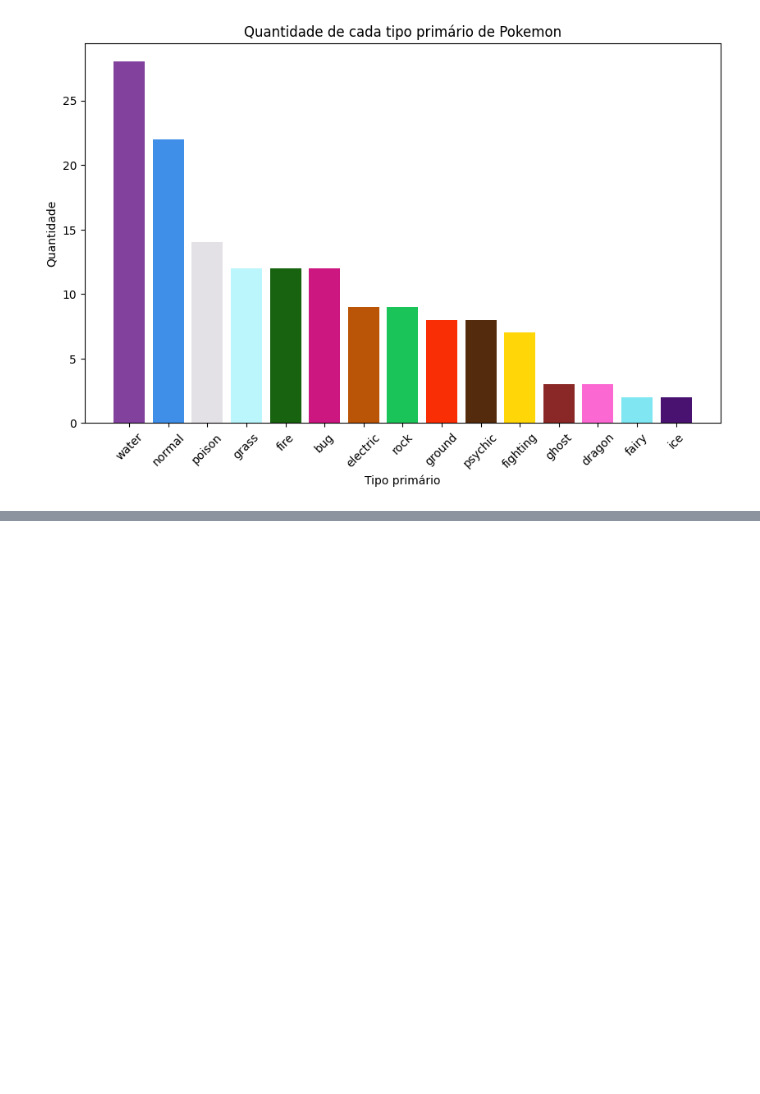
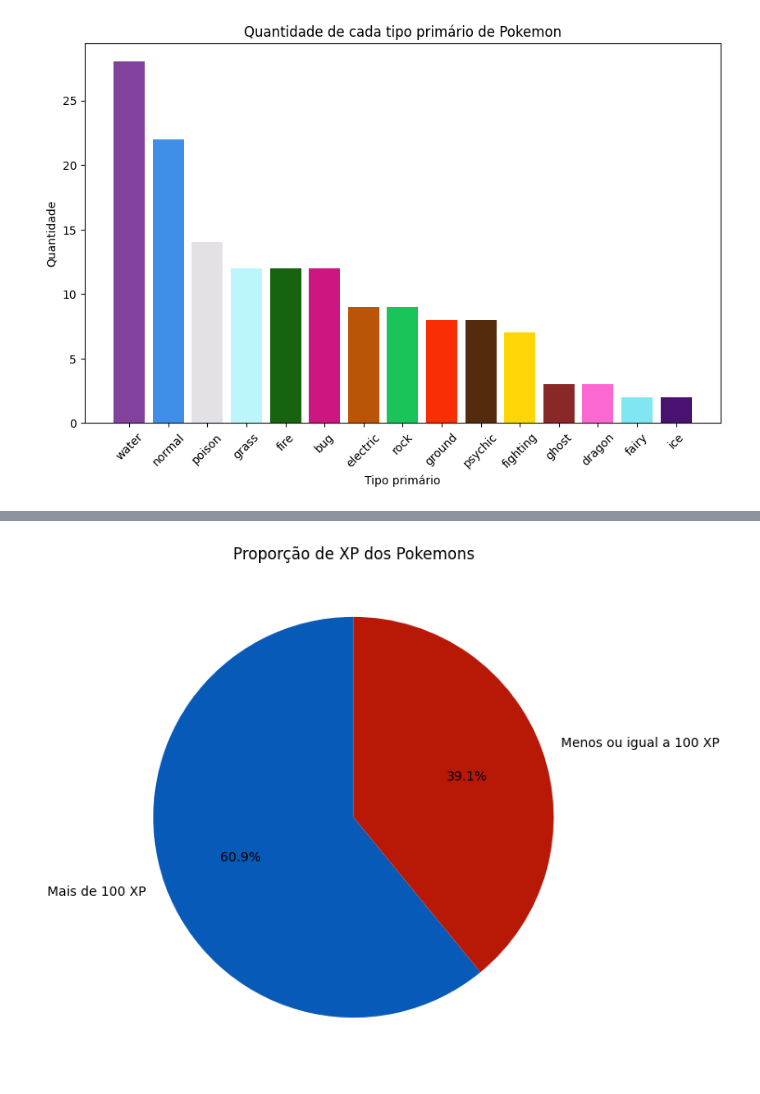
Before and after one commit to noemicho/pokeAPI, a Jupyter notebook: DesafioParte1.ipynb, the cells around one changed output, grey strips where cells are left out. Saved outputs shown, nothing was run; the diff lists cells and outputs as text; code cells hidden in the pictures; blank space fills up the shorter version.

Commit message:
finalizando terceiro caso de analise dos dados, grafico de pizza

```diff
--- a/DesafioParte1.ipynb
+++ b/DesafioParte1.ipynb
@@ -235,0 +257,11 @@ plt.show()
+# %%
+# Contando quantos têm mais de 100 XP e quantos não
+qnt_prop_xp = df['more_than_100xp'].value_counts()
+
+# Gráfico de Pizza para mostrar a proporção
+plt.figure(figsize=(7, 7))
+plt.pie(qnt_prop_xp, labels=['Mais de 100 XP', 'Menos ou igual a 100 XP'], autopct='%1.1f%%', startangle=90, colors=['#075ab8','#b81907'])
+plt.title('Proporção de XP dos Pokemons')
+plt.show()
+# %% [output]
+[figure, added]
```
Also changed, not shown: parts of 2 cells of this notebook.
